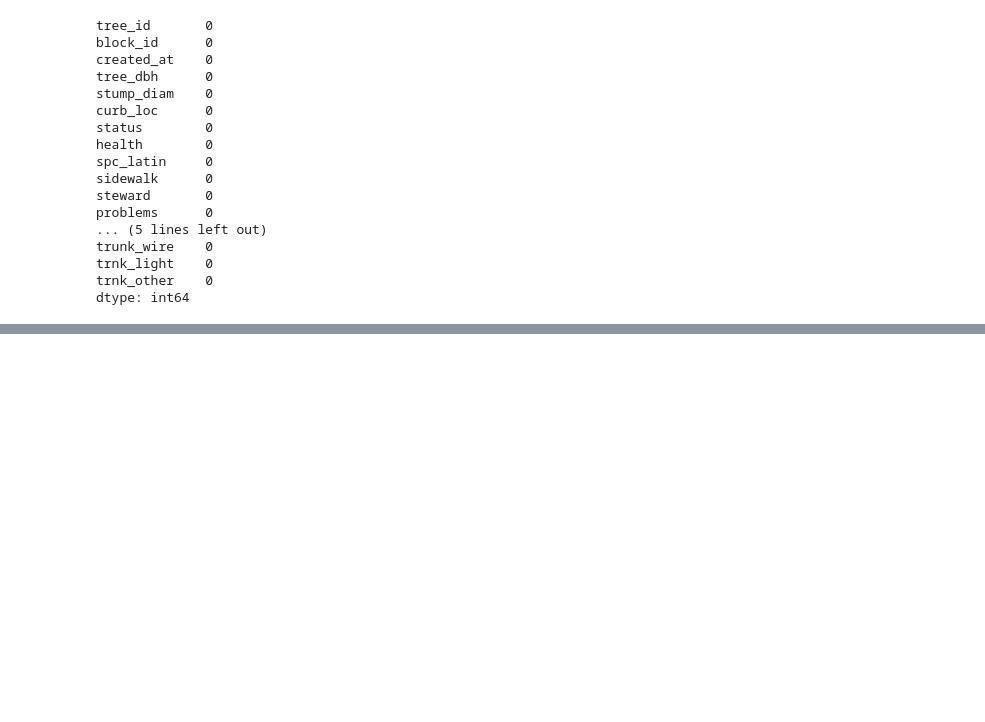
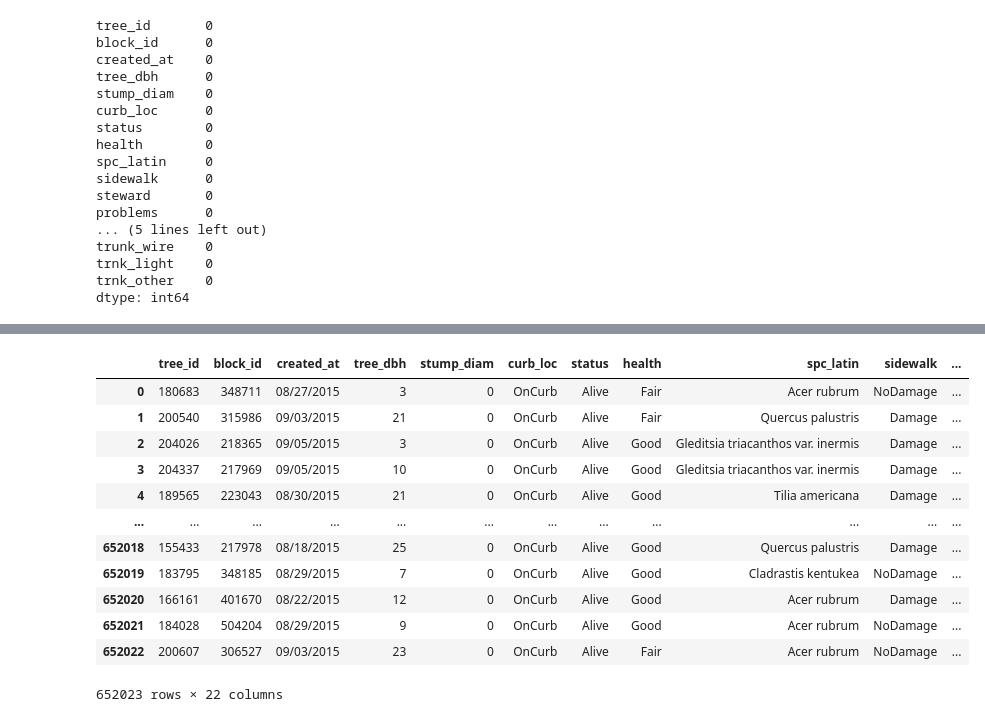
Before and after one commit to mohammadakhoundi1/New-York-Tree-Analysis, a Jupyter notebook: Untitled.ipynb, the cells around one changed output, grey strips where cells are left out. Cells and saved outputs as stored; diff of their text form; code cells hidden in the pictures; blank space fills up the shorter version.

```diff
--- a/Untitled.ipynb
+++ b/Untitled.ipynb
@@ -276,0 +301,3 @@ dtype: int64
+# %%
+stats_alive = subset_tree_alive.groupby('spc_latin')['tree_dbh'].describe().reset_index()[['spc_latin','25%','75%']]
+stats_alive
@@ -276,0 +318,17 @@ dtype: int64
+# %%
+subset_tree_alive_merge = subset_tree_alive.merge(stats_alive,on = 'spc_latin',how = 'left')
+subset_tree_alive_merge
+# %% [output]
+|  | tree_id | block_id | created_at | tree_dbh | stump_diam | curb_loc | status | health | spc_latin | sidewalk | ... |
+| 0 | 180683 | 348711 | 08/27/2015 | 3 | 0 | OnCurb | Alive | Fair | Acer rubrum | NoDamage | ... |
+| 1 | 200540 | 315986 | 09/03/2015 | 21 | 0 | OnCurb | Alive | Fair | Quercus palustris | Damage | ... |
+| 2 | 204026 | 218365 | 09/05/2015 | 3 | 0 | OnCurb | Alive | Good | Gleditsia triacanthos var. inermis | Damage | ... |
+| 3 | 204337 | 217969 | 09/05/2015 | 10 | 0 | OnCurb | Alive | Good | Gleditsia triacanthos var. inermis | Damage | ... |
+| 4 | 189565 | 223043 | 08/30/2015 | 21 | 0 | OnCurb | Alive | Good | Tilia americana | Damage | ... |
+| ... | ... | ... | ... | ... | ... | ... | ... | ... | ... | ... | ... |
+| 652018 | 155433 | 217978 | 08/18/2015 | 25 | 0 | OnCurb | Alive | Good | Quercus palustris | Damage | ... |
+| 652019 | 183795 | 348185 | 08/29/2015 | 7 | 0 | OnCurb | Alive | Good | Cladrastis kentukea | NoDamage | ... |
+| 652020 | 166161 | 401670 | 08/22/2015 | 12 | 0 | OnCurb | Alive | Good | Acer rubrum | Damage | ... |
+| 652021 | 184028 | 504204 | 08/29/2015 | 9 | 0 | OnCurb | Alive | Good | Acer rubrum | NoDamage | ... |
+| 652022 | 200607 | 306527 | 09/03/2015 | 23 | 0 | OnCurb | Alive | Fair | Acer rubrum | NoDamage | ... |
+652023 rows × 22 columns
```
Also changed, not shown: parts of 5 cells of this notebook.
